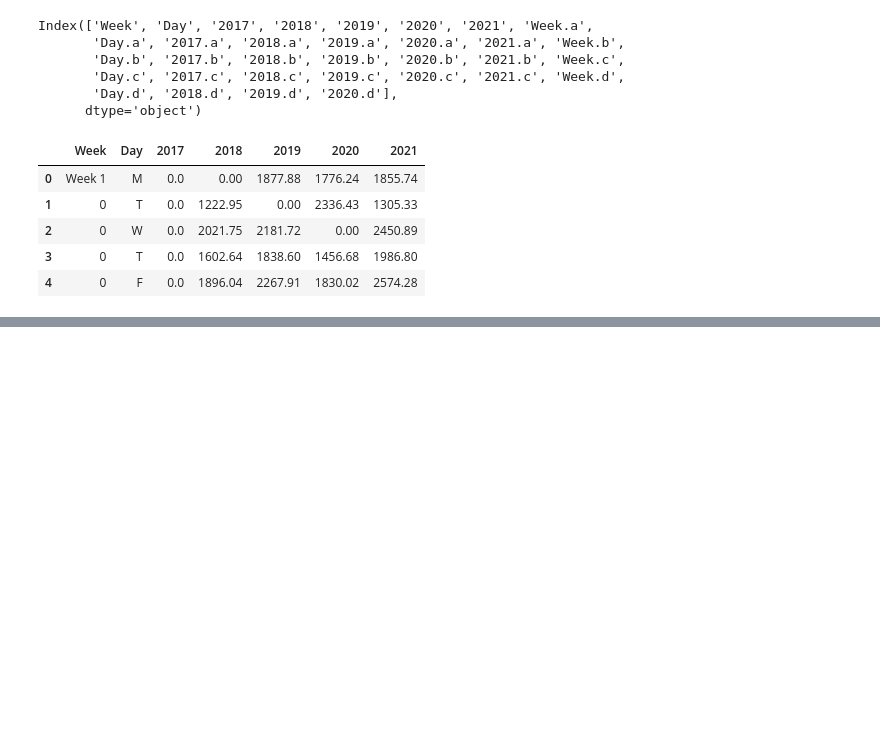
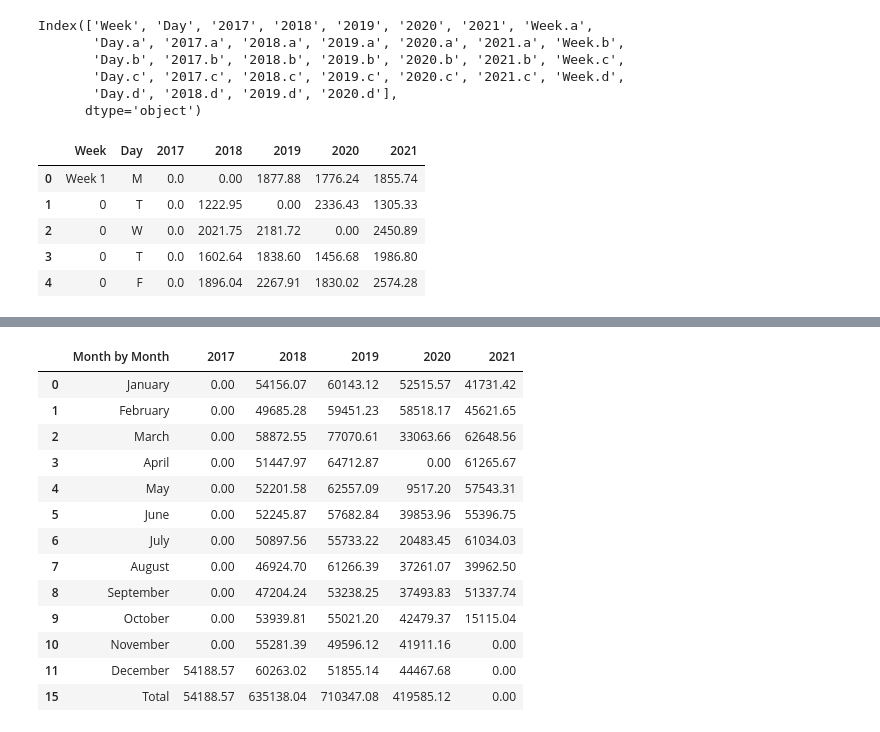
Before and after one commit to j89livingston/FnH_Analysis, a Jupyter notebook: FnHcleanup.ipynb, the cells around one changed output, grey strips where cells are left out. Cells and saved outputs as stored; diff of their text form; code cells hidden in the pictures; blank space fills up the shorter version.

```diff
--- a/FnHcleanup.ipynb
+++ b/FnHcleanup.ipynb
@@ -207,0 +441,4 @@ Q1
+# %%
+mthbymth.dropna
+mthbymth.fillna(0, inplace = True)
+mthbymth.head()
@@ -207,0 +452,6 @@ Q1
+# %%
+mthbymth.columns = np.append(mthbymth.iloc[0, :6].astype('int'), mthbymth.columns[6:])
+mthbymth = mthbymth.iloc[1:].reset_index(drop=True)
+# %%
+#drops any row that has 0's in the entire row
+mthbymth = mthbymth.loc[(mthbymth!=0).any(1)]
@@ -207,0 +461,19 @@ Q1
+# %%
+mthbymth.columns = ['Month by Month', '2017', '2018', '2019', '2020','2021']
+# %%
+mthbymth
+# %% [output]
+|  | Month by Month | 2017 | 2018 | 2019 | 2020 | 2021 |
+| 0 | January | 0.00 | 54156.07 | 60143.12 | 52515.57 | 41731.42 |
+| 1 | February | 0.00 | 49685.28 | 59451.23 | 58518.17 | 45621.65 |
+| 2 | March | 0.00 | 58872.55 | 77070.61 | 33063.66 | 62648.56 |
+| 3 | April | 0.00 | 51447.97 | 64712.87 | 0.00 | 61265.67 |
+| 4 | May | 0.00 | 52201.58 | 62557.09 | 9517.20 | 57543.31 |
+| 5 | June | 0.00 | 52245.87 | 57682.84 | 39853.96 | 55396.75 |
+| 6 | July | 0.00 | 50897.56 | 55733.22 | 20483.45 | 61034.03 |
+| 7 | August | 0.00 | 46924.70 | 61266.39 | 37261.07 | 39962.50 |
+| 8 | September | 0.00 | 47204.24 | 53238.25 | 37493.83 | 51337.74 |
+| 9 | October | 0.00 | 53939.81 | 55021.20 | 42479.37 | 15115.04 |
+| 10 | November | 0.00 | 55281.39 | 49596.12 | 41911.16 | 0.00 |
+| 11 | December | 54188.57 | 60263.02 | 51855.14 | 44467.68 | 0.00 |
+| 15 | Total | 54188.57 | 635138.04 | 710347.08 | 419585.12 | 0.00 |
```
Also changed, not shown: parts of 34 cells of this notebook, 14 other files.
